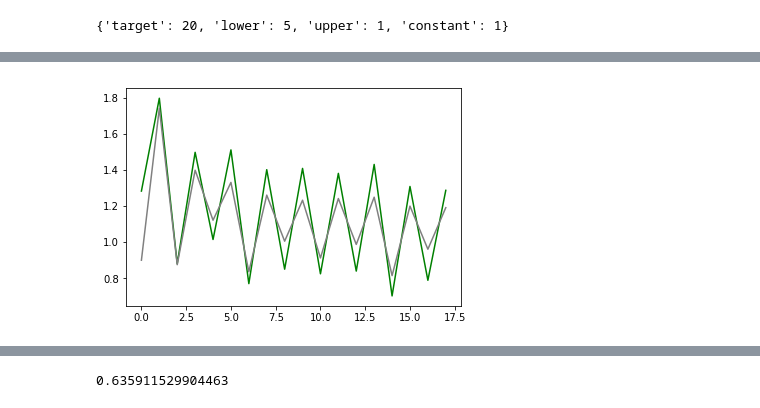
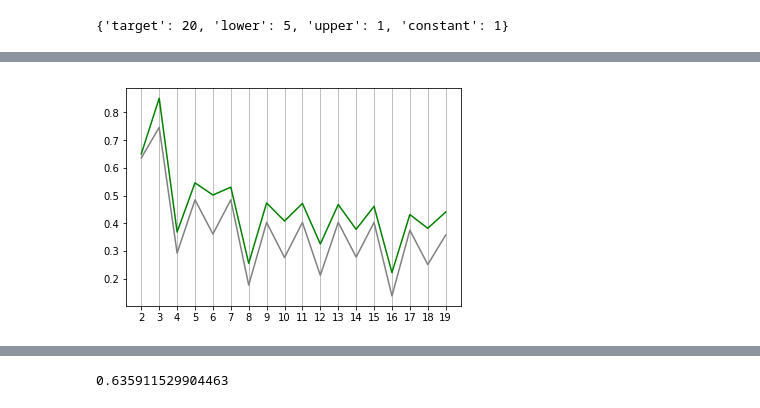
Before and after one commit to oli5679/darts, a Jupyter notebook: simulator.ipynb, the cells around one changed output, grey strips where cells are left out. Drawn from its saved outputs; the diff is of its cells as text; code cells hidden in the pictures.

```diff
--- a/simulator.ipynb
+++ b/simulator.ipynb
@@ -3,4 +3,4 @@ import updated_model
 import numpy as np
 from tqdm import tqdm
 # %%
-ACCURACY = updated_model.ACCURACY
+ACCURACY = updated_model.ACCURACY; ACCURACY
@@ -11,35 +29,39 @@ updated_model.get_neighbours(20)
 # %% [output]
 {'target': 20, 'lower': 5, 'upper': 1, 'constant': 1}
 # %%
-def sim_strat(score,throw,strategies,accuracy):
+def sim_strat(score,throw,strategies,accuracy,debug=False):
     count = 0
     ongoing_flag = True
     while ongoing_flag:
         if throw == 3:
             throw = 0
             count += 1
+
         strategy = strategies[throw][score]
         targets = updated_model.get_neighbours(strategy[1])
         outcomes = updated_model.OUTCOME_MAP[strategy[0]]
         probs = [accuracy[outcome[0]] for outcome in outcomes]
         outcome = outcomes[np.random.choice(range(len(outcomes)),p=probs)]
-
+        if debug:
+            print('s: {}'.format(strategy))
+            print('o: {}'.format(outcome))
+            print('throw {} {}'.format(count,throw))
         throw += 1
 
 
         payoff = outcome[1] * targets[outcome[2]]
         if score - payoff == 0 and outcome[1] == 2:
-            ongoing_flag = False
             break
 
         if score == 50 and outcome == 50:
-            ongoing_flag = False
             break
 
-        elif ongoing_flag and score - payoff <= 1:
+        if ongoing_flag and score - payoff <= 1:
             count += 1
+            throw -= 1
         else:
             score = int(score - payoff)
+
     return count
 # %%
 def sim_expectations(score,throw,strategies,accuracy,num_sims):
@@ -68,4 +90,4 @@ def sim_all_strategies(max_score,strategies,accuracy,num_sims):
             sim_strategy_values[throw][score] = sim_expectations(score,throw,optimal_strategies,ACCURACY,num_sims)
     return sim_strategy_values
 
-sim_strategies = sim_all_strategies(30,optimal_strategies,ACCURACY,2000)
+sim_strategies = sim_all_strategies(30,optimal_strategies,ACCURACY,5000)
@@ -85,6 +94,16 @@ plt.show()
-# %%
-plt.plot(sim_strategies[2][2:20],'green')
-plt.plot(optimal_strategy_values[2][2:20],'grey')
-plt.show()
-# %% [output]
-[figure, removed]
+# %%
+import matplotlib.pyplot as plt
+import seaborn
+
+def plot(sim,opt,start,stop):
+    plt.plot(range(start,stop),sim[start:stop],'green')
+    plt.plot(range(start,stop),opt[start:stop],'grey')
+    plt.xticks(range(start,stop))
+    plt.grid(axis='x')
+    plt.show()
+
+start = 2
+stop = 20
+plot(sim_strategies[0],optimal_strategy_values[0],start,stop)
+# %% [output]
+[figure, added]
```
Also changed, not shown: parts of 11 cells of this notebook, 5 other files.
